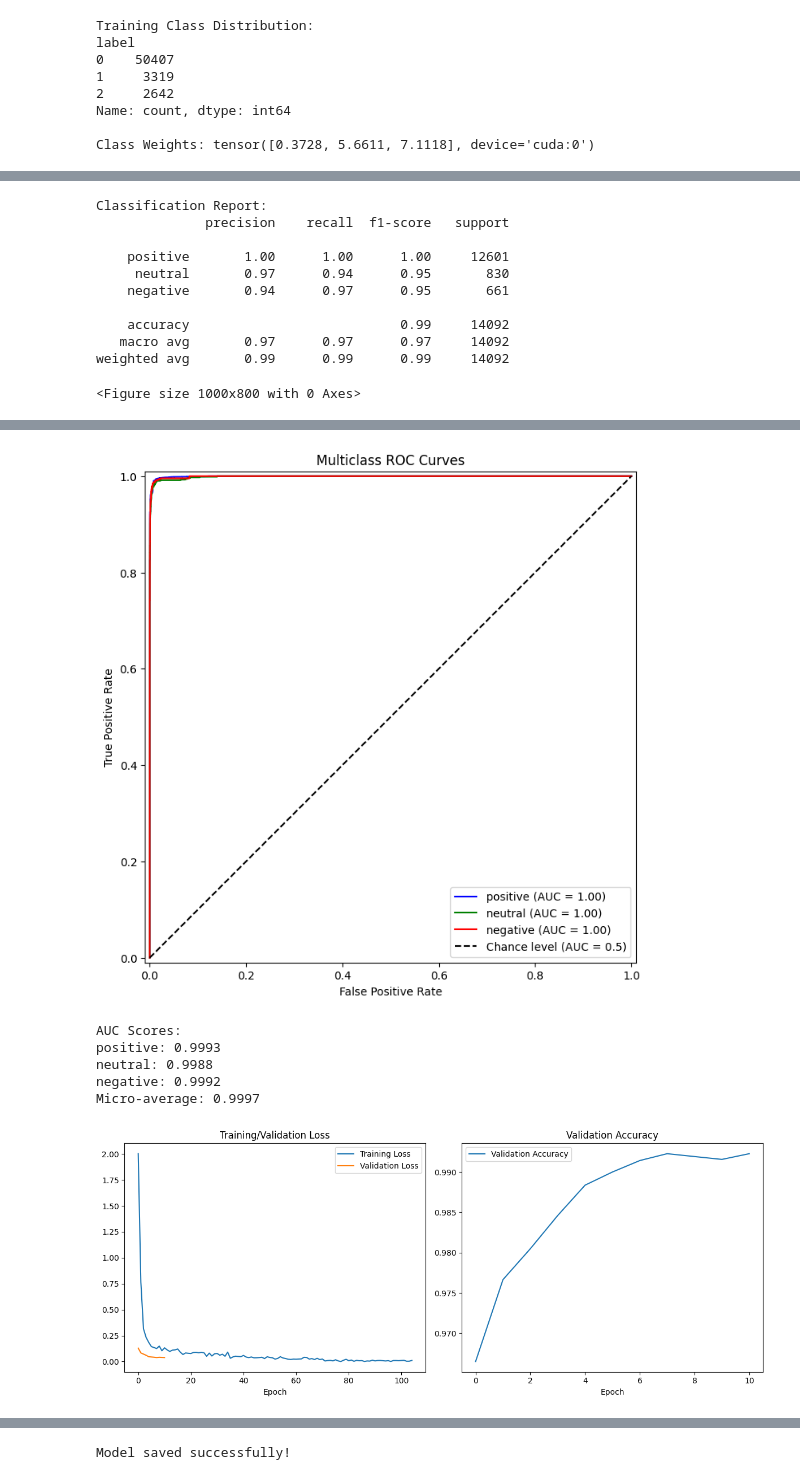
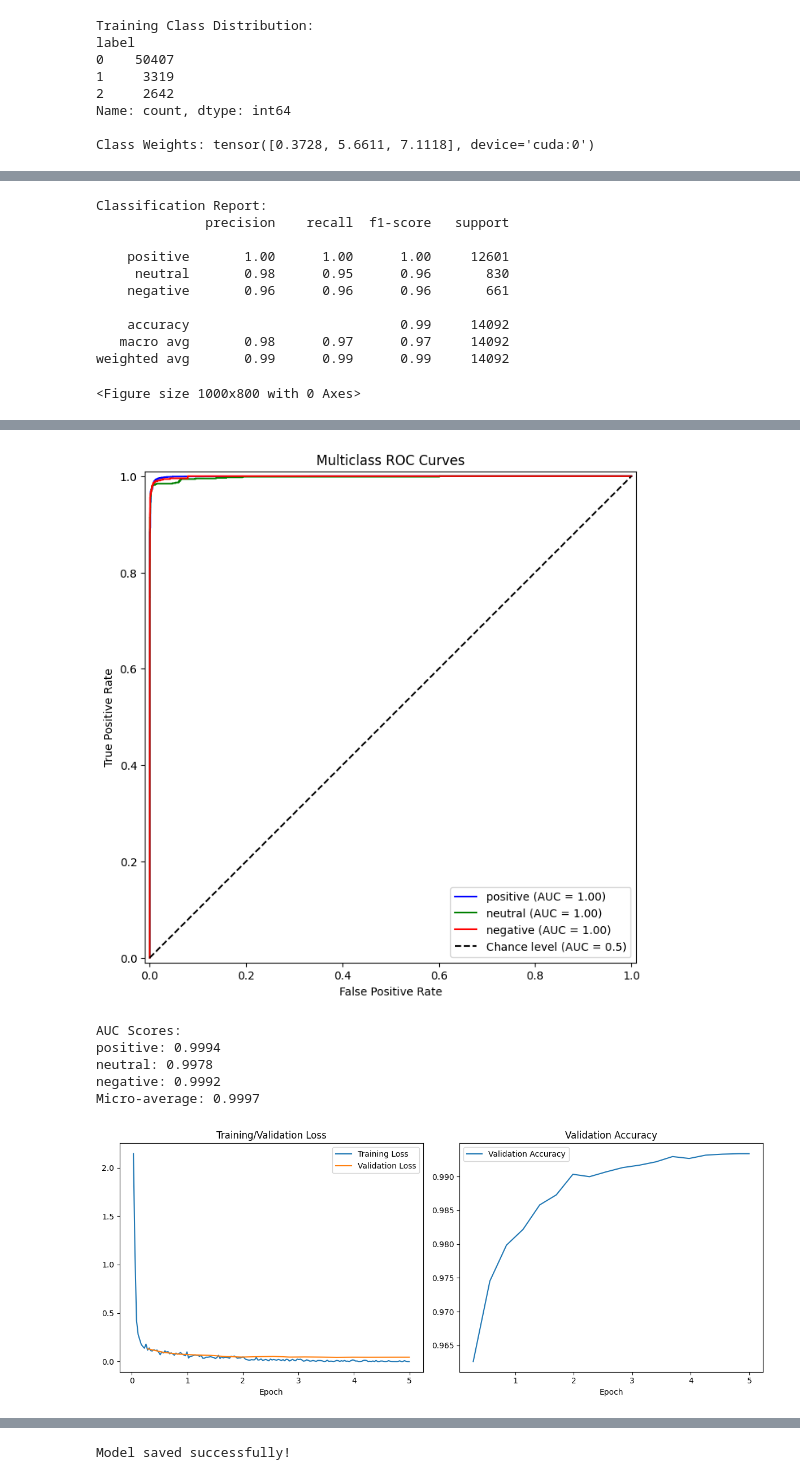
Before and after one commit to TahlilMahfuz/RAG_Implementation, a Jupyter notebook: finetuneRoberta.ipynb, the cells around one changed output, grey strips where cells are left out. Cells and saved outputs as stored; diff of their text form; code cells hidden in the pictures.

```diff
--- a/finetuneRoberta.ipynb
+++ b/finetuneRoberta.ipynb
@@ -195,7 +195,7 @@ class TqdmProgressCallback(TrainerCallback):
 # Cell 8: Training setup
 training_args = TrainingArguments(
     output_dir='./results',
-    num_train_epochs=3,
+    num_train_epochs=5,
     per_device_train_batch_size=16,
     per_device_eval_batch_size=16,
     learning_rate=2e-5,
@@ -344,19 +351,26 @@ def evaluate_model(trainer, val_dataset, class_names):
 
     # Training History Metrics
     history = trainer.state.log_history
-    train_loss = [x['loss'] for x in history if 'loss' in x]
-    eval_loss = [x['eval_loss'] for x in history if 'eval_loss' in x]
-    eval_acc = [x['eval_accuracy'] for x in history if 'eval_accuracy' in x]
+    # Get actual epoch numbers from training history
+    epoch_numbers = [entry['epoch'] for entry in history if 'loss' in entry]
+
+    # Training Loss (per epoch)
+    train_loss = [entry['loss'] for entry in history if 'loss' in entry]
+
+    # Validation metrics (per evaluation)
+    eval_epochs = [entry['epoch'] for entry in history if 'eval_loss' in entry]
+    eval_loss = [entry['eval_loss'] for entry in history if 'eval_loss' in entry]
+    eval_acc = [entry['eval_accuracy'] for entry in history if 'eval_accuracy' in entry]
 
     plt.subplot(1, 2, 1)
-    plt.plot(train_loss, label='Training Loss')
-    plt.plot(eval_loss, label='Validation Loss')
+    plt.plot(epoch_numbers, train_loss, label='Training Loss')
+    plt.plot(eval_epochs, eval_loss, label='Validation Loss')
     plt.title('Training/Validation Loss')
     plt.xlabel('Epoch')
     plt.legend()
 
     plt.subplot(1, 2, 2)
-    plt.plot(eval_acc, label='Validation Accuracy')
+    plt.plot(eval_epochs, eval_acc, label='Validation Accuracy')
     plt.title('Validation Accuracy')
     plt.xlabel('Epoch')
     plt.legend()
@@ -371,19 +386,19 @@ evaluate_model(trainer, val_dataset, class_names)
 Classification Report:
               precision    recall  f1-score   support
 
     positive       1.00      1.00      1.00     12601
-     neutral       0.97      0.94      0.95       830
-    negative       0.94      0.97      0.95       661
+     neutral       0.98      0.95      0.96       830
+    negative       0.96      0.96      0.96       661
 
     accuracy                           0.99     14092
-   macro avg       0.97      0.97      0.97     14092
+   macro avg       0.98      0.97      0.97     14092
 weighted avg       0.99      0.99      0.99     14092
 <Figure size 1000x800 with 0 Axes>
 [figure]
-[figure, old version]
+[figure, new version]
 AUC Scores:
-positive: 0.9993
-neutral: 0.9988
+positive: 0.9994
+neutral: 0.9978
 negative: 0.9992
 Micro-average: 0.9997
-[figure, old version]
+[figure, new version]
```
Also changed, not shown: parts of 6 cells of this notebook, 1 other file.
